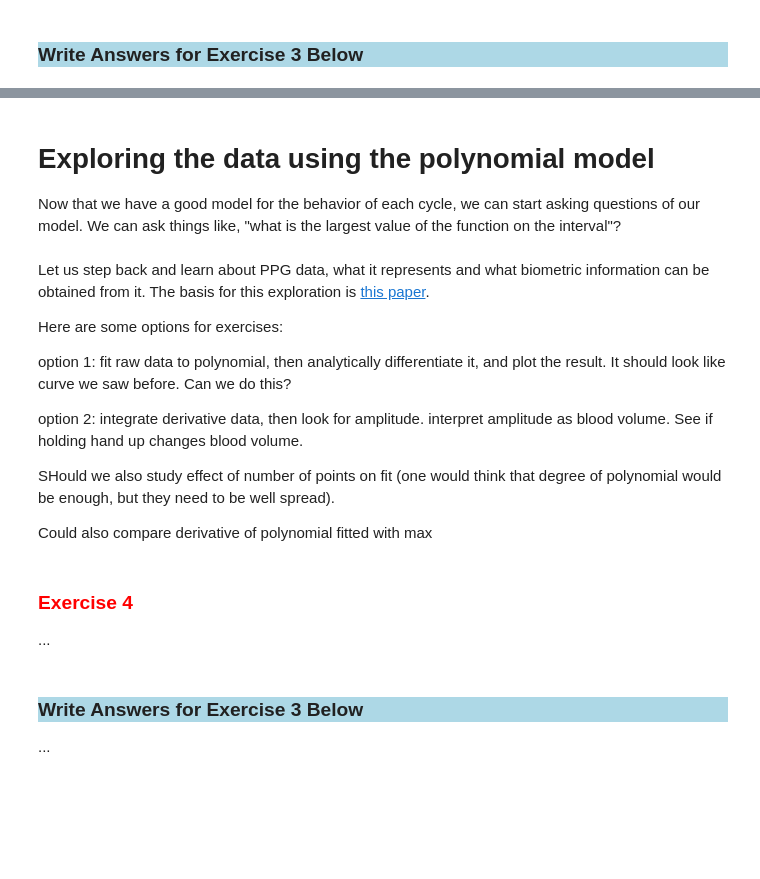
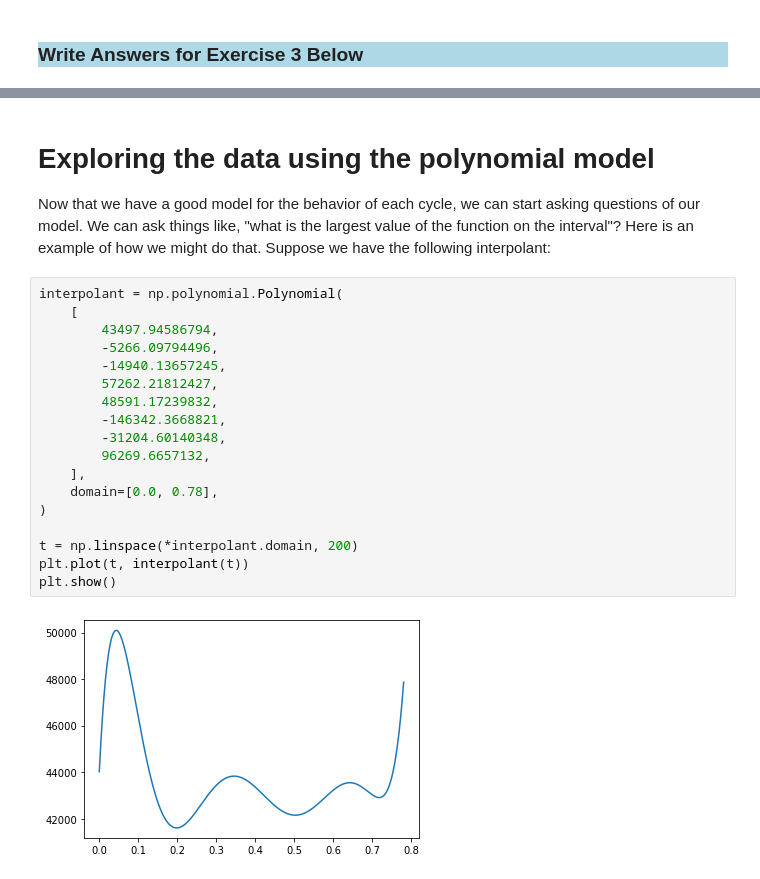
Before and after one commit to TheDataScienceLabs/DSLab_Calculus, a Jupyter notebook: 3 polynomial fitting/polynomial fitting.ipynb, the cells around one changed output, grey strips where cells are left out. Drawn from its saved outputs; the diff is of its cells as text; blank space fills up the shorter version.

```diff
--- a/3 polynomial fitting/polynomial fitting.ipynb
+++ b/3 polynomial fitting/polynomial fitting.ipynb
@@ -313,24 +377,24 @@ plt.show()
 # %% [markdown]
 # Exploring the data using the polynomial model
 
-Now that we have a good model for the behavior of each cycle, we can start asking questions of our model. We can ask things like, "what is the largest value of the function on the interval"?
+Now that we have a good model for the behavior of each cycle, we can start asking questions of our model. We can ask things like, "what is the largest value of the function on the interval"? Here is an example of how we might do that. Suppose we have the following interpolant:
-# %% [markdown]
-Let us step back and learn about PPG data, what it represents and what biometric information can be obtained from it. The basis for this exploration is  [this paper](https://www.ncbi.nlm.nih.gov/pmc/articles/PMC3394104/pdf/CCR-8-14.pdf).
-
-Here are some options for exercises:
-
-option 1: fit raw data to polynomial, then analytically differentiate it, and plot the result. It should look like curve we saw before. Can we do this?
-
-
-option 2: integrate derivative data, then look for amplitude. interpret amplitude as blood volume. See if holding hand up changes blood volume.
-
-SHould we also study effect of number of points on fit (one would think that degree of polynomial would be enough, but they need to be well spread).
-
-Could also compare derivative of polynomial fitted with max
-# %% [markdown]
-<h3 style="color:red;"><left> Exercise 4 </left></h3>
-
-...
-# %% [markdown]
-<h3 style="background-color:lightblue"><left> Write Answers for Exercise 3 Below </left></h3>
-...
+# %%
+interpolant = np.polynomial.Polynomial(
+    [
+        43497.94586794,
+        -5266.09794496,
+        -14940.13657245,
+        57262.21812427,
+        48591.17239832,
+        -146342.3668821,
+        -31204.60140348,
+        96269.6657132,
+    ],
+    domain=[0.0, 0.78],
+)
+
+t = np.linspace(*interpolant.domain, 200)
+plt.plot(t, interpolant(t))
+plt.show()
+# %% [output]
+[figure, added]
```
Also changed, not shown: parts of 38 cells of this notebook, 1 other file.
